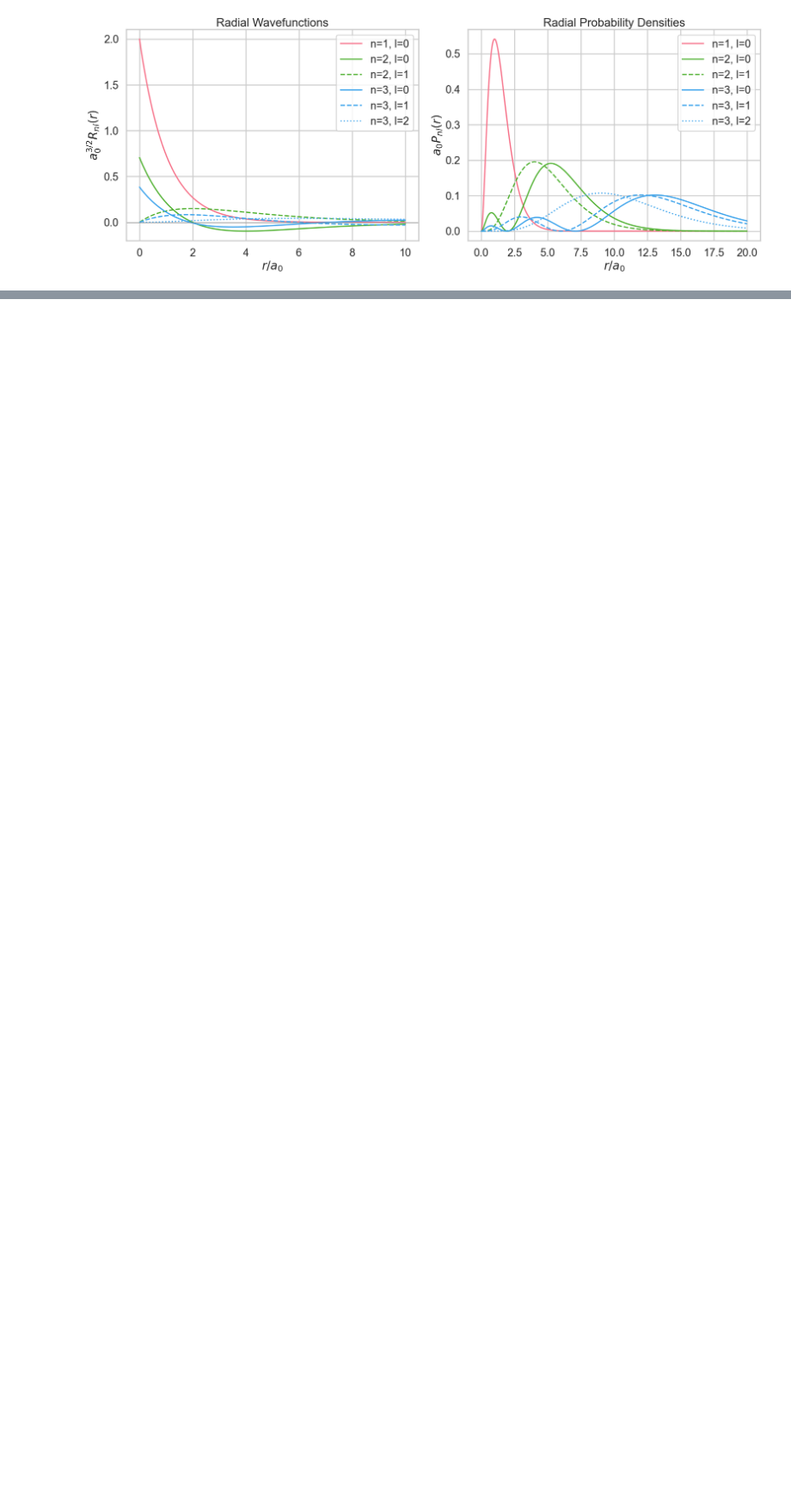
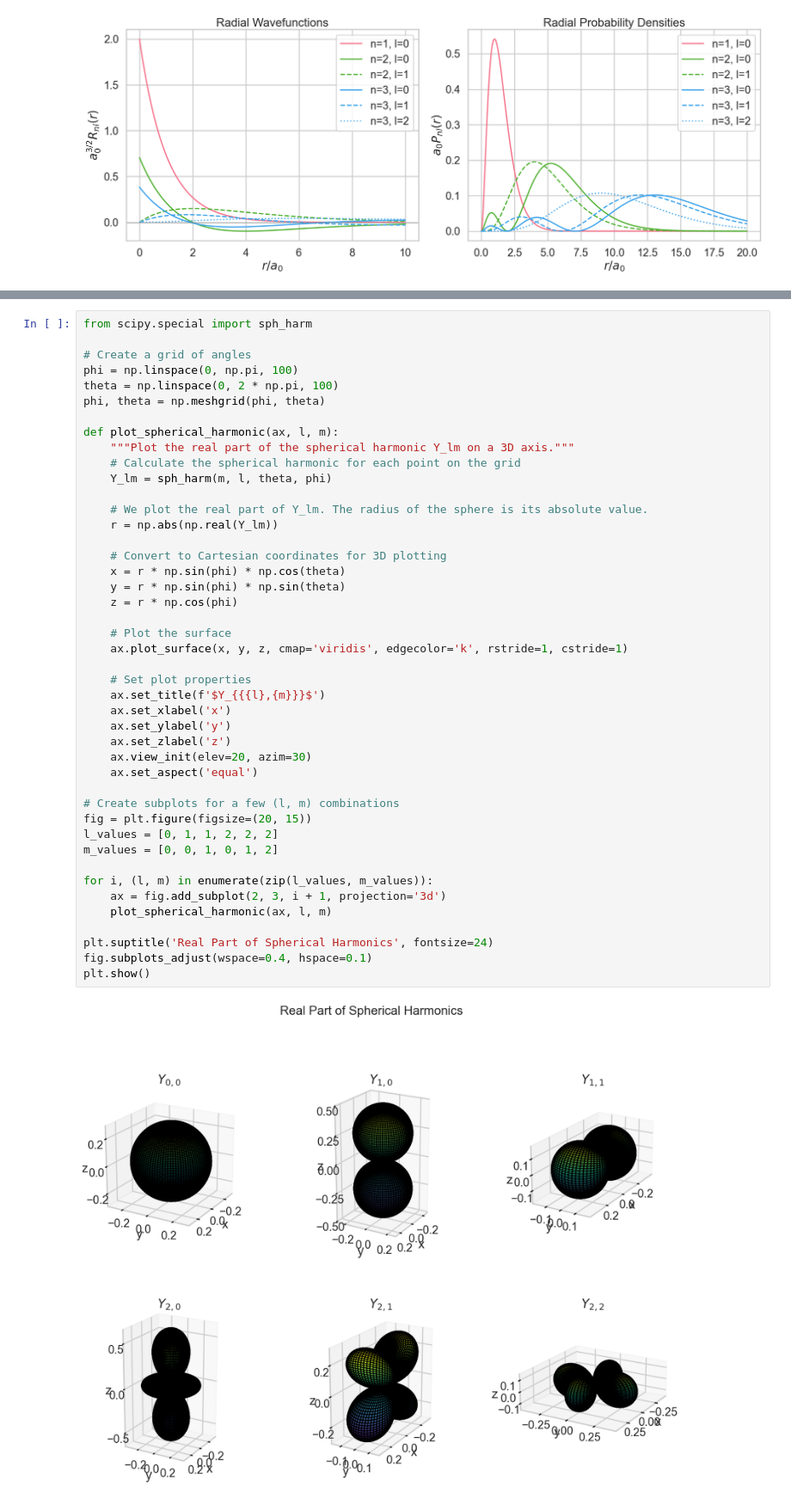
Before and after one commit to BBCnewslondon/Atomic-physics, a Jupyter notebook: chapter3_hydrogen.ipynb, the cells around one changed output, grey strips where cells are left out. Shown at 86% size. Drawn from its saved outputs; the diff is of its cells as text; blank space fills up the shorter version.

Commit message:
added spherical harmonics

```diff
--- a/chapter3_hydrogen.ipynb
+++ b/chapter3_hydrogen.ipynb
@@ -215,0 +220,46 @@ plt.show()
+# %%
+from scipy.special import sph_harm
+
+# Create a grid of angles
+phi = np.linspace(0, np.pi, 100)
+theta = np.linspace(0, 2 * np.pi, 100)
+phi, theta = np.meshgrid(phi, theta)
+
+def plot_spherical_harmonic(ax, l, m):
+    """Plot the real part of the spherical harmonic Y_lm on a 3D axis."""
+    # Calculate the spherical harmonic for each point on the grid
+    Y_lm = sph_harm(m, l, theta, phi)
+
+    # We plot the real part of Y_lm. The radius of the sphere is its absolute value.
+    r = np.abs(np.real(Y_lm))
+
+    # Convert to Cartesian coordinates for 3D plotting
+    x = r * np.sin(phi) * np.cos(theta)
+    y = r * np.sin(phi) * np.sin(theta)
+    z = r * np.cos(phi)
+
+    # Plot the surface
+    ax.plot_surface(x, y, z, cmap='viridis', edgecolor='k', rstride=1, cstride=1)
+
+    # Set plot properties
+    ax.set_title(f'$Y_{{{l},{m}}}$')
+    ax.set_xlabel('x')
+    ax.set_ylabel('y')
+    ax.set_zlabel('z')
+    ax.view_init(elev=20, azim=30)
+    ax.set_aspect('equal')
+
+# Create subplots for a few (l, m) combinations
+fig = plt.figure(figsize=(20, 15))
+l_values = [0, 1, 1, 2, 2, 2]
+m_values = [0, 0, 1, 0, 1, 2]
+
+for i, (l, m) in enumerate(zip(l_values, m_values)):
+    ax = fig.add_subplot(2, 3, i + 1, projection='3d')
+    plot_spherical_harmonic(ax, l, m)
+
+plt.suptitle('Real Part of Spherical Harmonics', fontsize=24)
+fig.subplots_adjust(wspace=0.4, hspace=0.1)
+plt.show()
+# %% [output]
+[figure, added]
```
Also changed, not shown: parts of 3 cells of this notebook.
